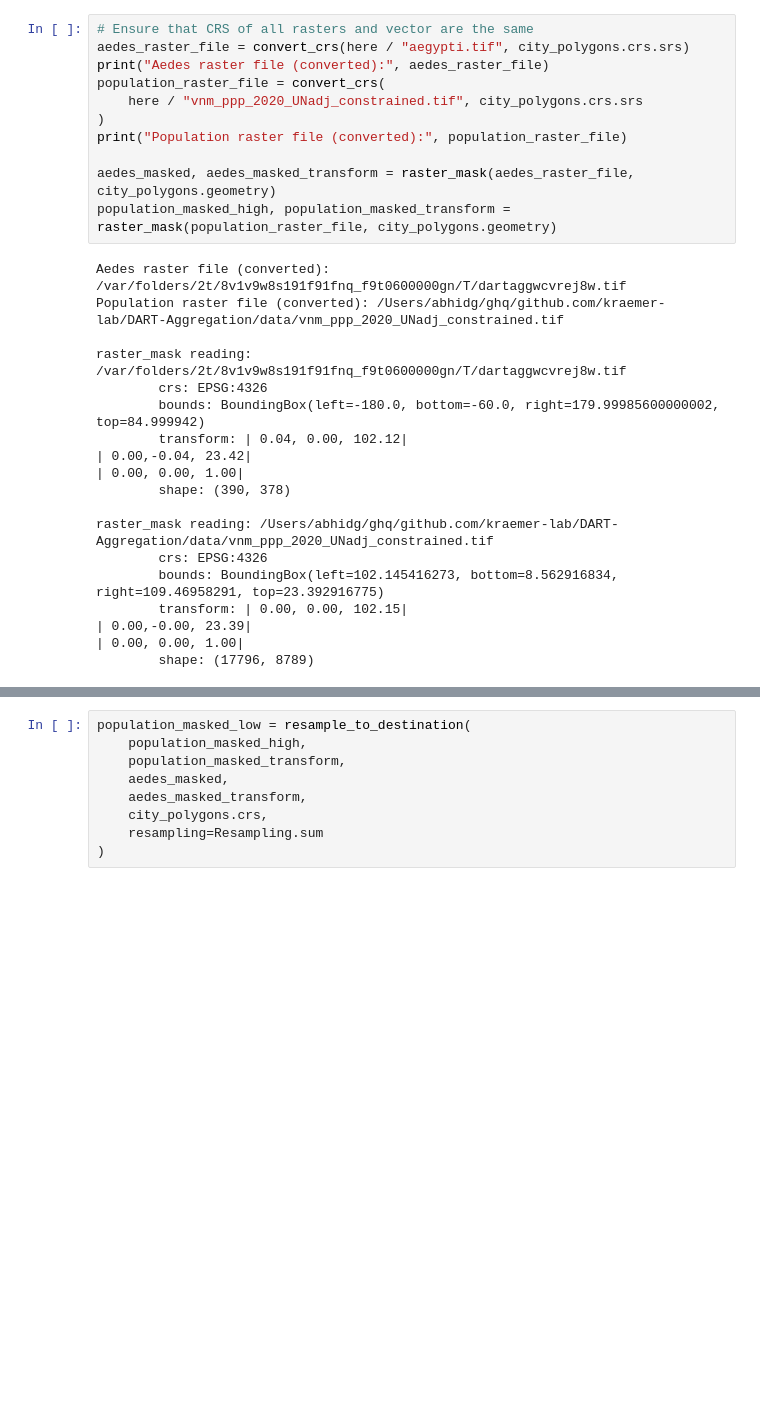
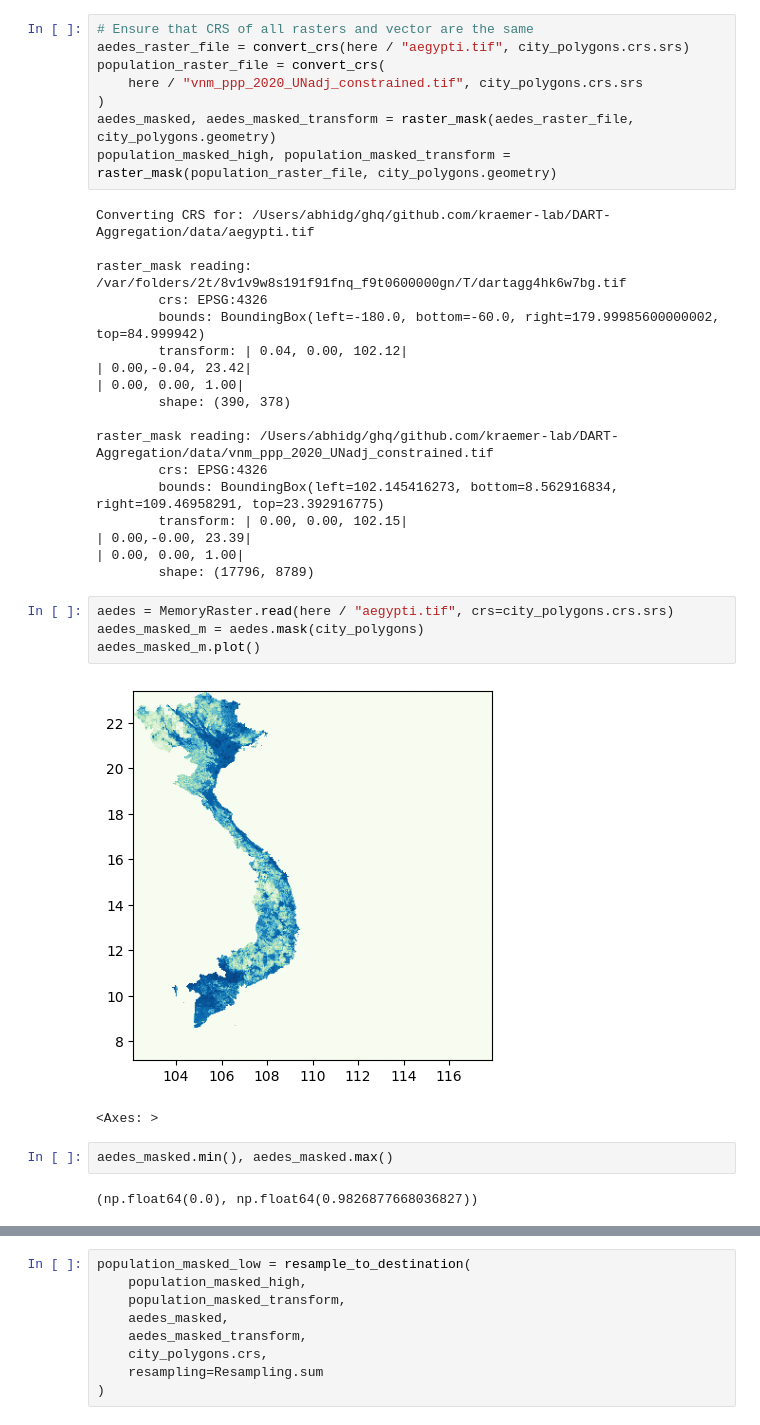
Before and after one commit to kraemer-lab/geoglue, a Jupyter notebook: agg.ipynb, the cells around one changed output, grey strips where cells are left out. Saved outputs shown, nothing was run; the diff lists cells and outputs as text; blank space fills up the shorter version.

```diff
--- a/agg.ipynb
+++ b/agg.ipynb
@@ -139,19 +29,15 @@ Number of city polygons: 708
 # %%
 # Ensure that CRS of all rasters and vector are the same
 aedes_raster_file = convert_crs(here / "aegypti.tif", city_polygons.crs.srs)
-print("Aedes raster file (converted):", aedes_raster_file)
 population_raster_file = convert_crs(
     here / "vnm_ppp_2020_UNadj_constrained.tif", city_polygons.crs.srs
 )
-print("Population raster file (converted):", population_raster_file)
-
 aedes_masked, aedes_masked_transform = raster_mask(aedes_raster_file, city_polygons.geometry)
 population_masked_high, population_masked_transform = raster_mask(population_raster_file, city_polygons.geometry)
 # %% [output]
-Aedes raster file (converted): /var/folders/2t/8v1v9w8s191f91fnq_f9t0600000gn/T/dartaggwcvrej8w.tif
-Population raster file (converted): /Users/abhidg/ghq/github.com/kraemer-lab/DART-Aggregation/data/vnm_ppp_2020_UNadj_constrained.tif
+Converting CRS for: /Users/abhidg/ghq/github.com/kraemer-lab/DART-Aggregation/data/aegypti.tif
 
-raster_mask reading: /var/folders/2t/8v1v9w8s191f91fnq_f9t0600000gn/T/dartaggwcvrej8w.tif
+raster_mask reading: /var/folders/2t/8v1v9w8s191f91fnq_f9t0600000gn/T/dartagg4hk6w7bg.tif
         crs: EPSG:4326
         bounds: BoundingBox(left=-180.0, bottom=-60.0, right=179.99985600000002, top=84.999942)
         transform: | 0.04, 0.00, 102.12|
@@ -166,4 +52,15 @@ raster_mask reading: /Users/abhidg/ghq/github.com/kraemer-lab/DART-Aggregation/d
 | 0.00,-0.00, 23.39|
 | 0.00, 0.00, 1.00|
         shape: (17796, 8789)
+# %%
+aedes = MemoryRaster.read(here / "aegypti.tif", crs=city_polygons.crs.srs)
+aedes_masked_m = aedes.mask(city_polygons)
+aedes_masked_m.plot()
+# %% [output]
+[figure, added]
+<Axes: >
+# %%
+aedes_masked.min(), aedes_masked.max()
+# %% [output]
+(np.float64(0.0), np.float64(0.9826877668036827))
 # %%
```
Also changed, not shown: parts of 12 cells of this notebook, 2 other files.
